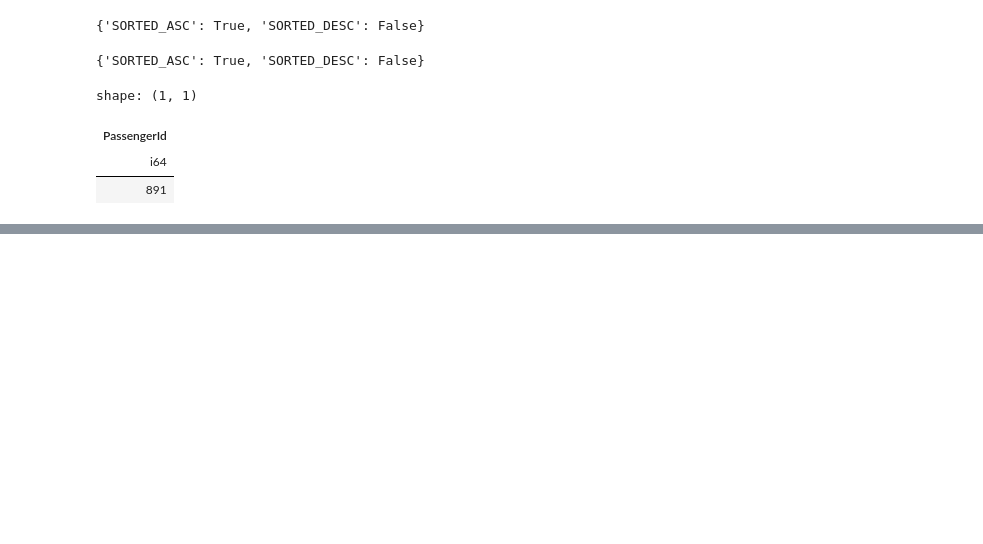
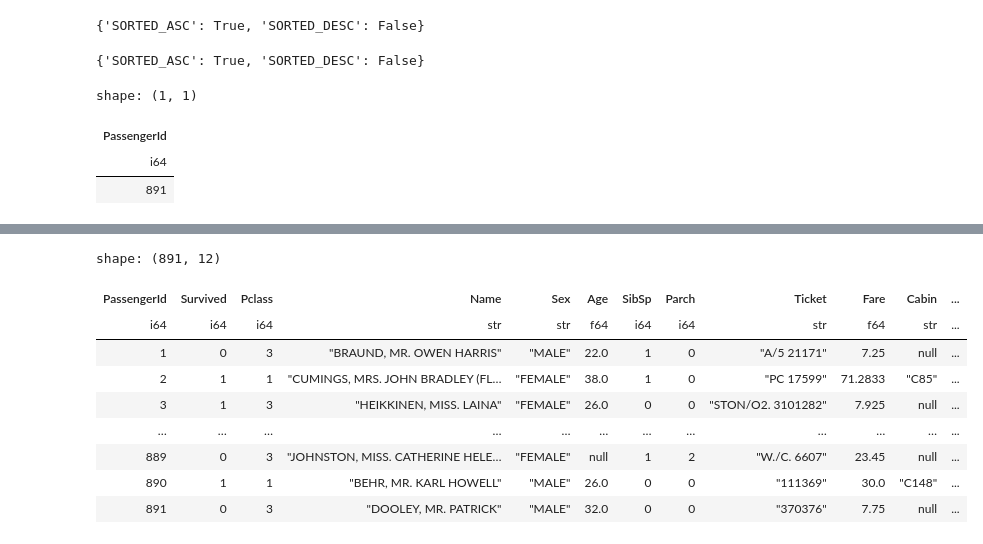
Before and after one commit to yukikitayama/data-analysis, a Jupyter notebook: polars/selecting_columns.ipynb, the cells around one changed output, grey strips where cells are left out. Cells and saved outputs as stored; diff of their text form; code cells hidden in the pictures; blank space fills up the shorter version.

Commit message:
pipe

```diff
--- a/polars/selecting_columns.ipynb
+++ b/polars/selecting_columns.ipynb
@@ -690,0 +741,24 @@ shape: (1, 1)
+# %%
+def uppercase_all_strings(df):
+    return (
+        df
+        .with_columns(
+            pl.col(pl.Utf8).str.to_uppercase()
+        )
+    )
+
+(
+    df
+    .pipe(uppercase_all_strings)
+)
+# %% [output]
+shape: (891, 12)
+| PassengerId | Survived | Pclass | Name | Sex | Age | SibSp | Parch | Ticket | Fare | Cabin | ... |
+| i64 | i64 | i64 | str | str | f64 | i64 | i64 | str | f64 | str | ... |
+| 1 | 0 | 3 | "BRAUND, MR. OWEN HARRIS" | "MALE" | 22.0 | 1 | 0 | "A/5 21171" | 7.25 | null | ... |
+| 2 | 1 | 1 | "CUMINGS, MRS. JOHN BRADLEY (FL… | "FEMALE" | 38.0 | 1 | 0 | "PC 17599" | 71.2833 | "C85" | ... |
+| 3 | 1 | 3 | "HEIKKINEN, MISS. LAINA" | "FEMALE" | 26.0 | 0 | 0 | "STON/O2. 3101282" | 7.925 | null | ... |
+| … | … | … | … | … | … | … | … | … | … | … | ... |
+| 889 | 0 | 3 | "JOHNSTON, MISS. CATHERINE HELE… | "FEMALE" | null | 1 | 2 | "W./C. 6607" | 23.45 | null | ... |
+| 890 | 1 | 1 | "BEHR, MR. KARL HOWELL" | "MALE" | 26.0 | 0 | 0 | "111369" | 30.0 | "C148" | ... |
+| 891 | 0 | 3 | "DOOLEY, MR. PATRICK" | "MALE" | 32.0 | 0 | 0 | "370376" | 7.75 | null | ... |
```
Also changed, not shown: parts of 8 cells of this notebook, 1 other file.
